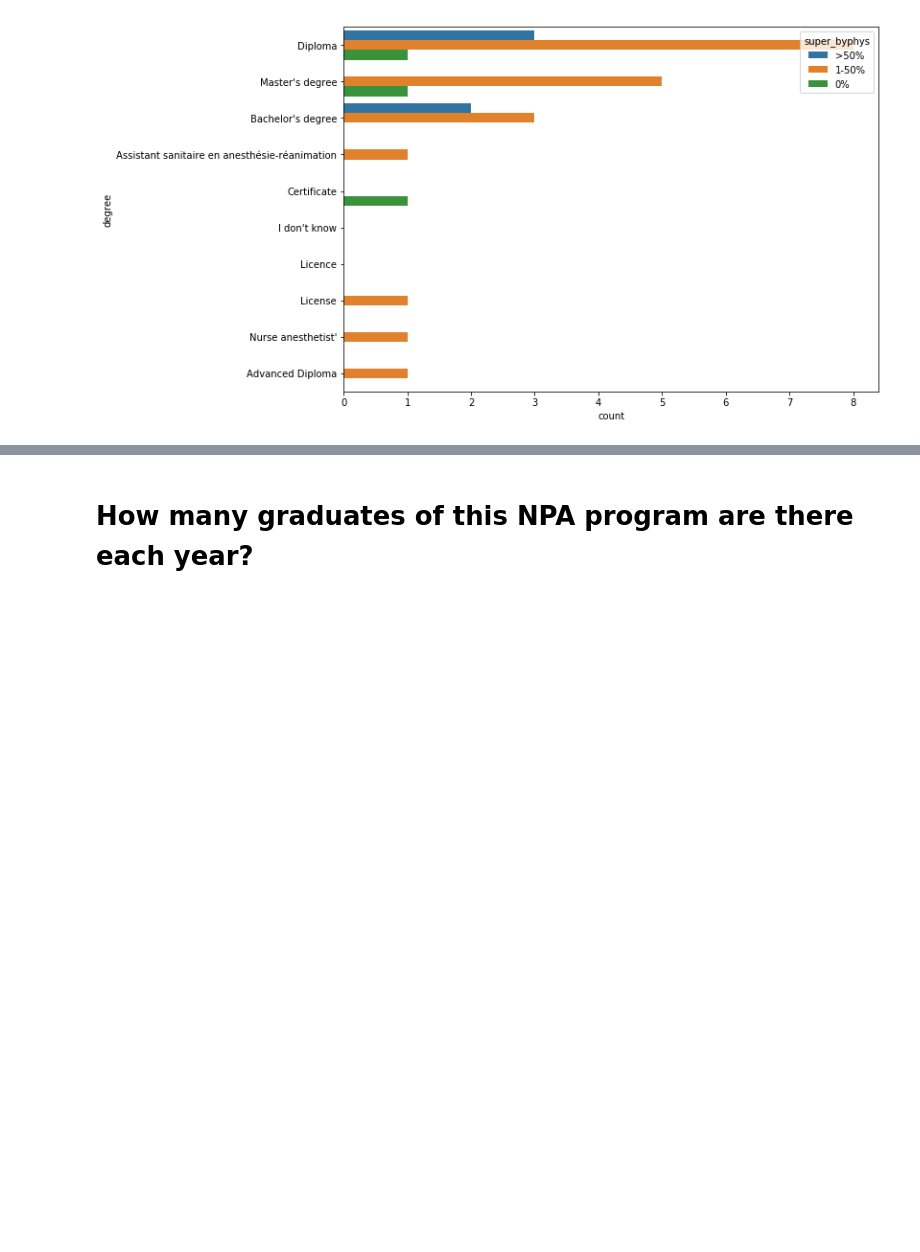
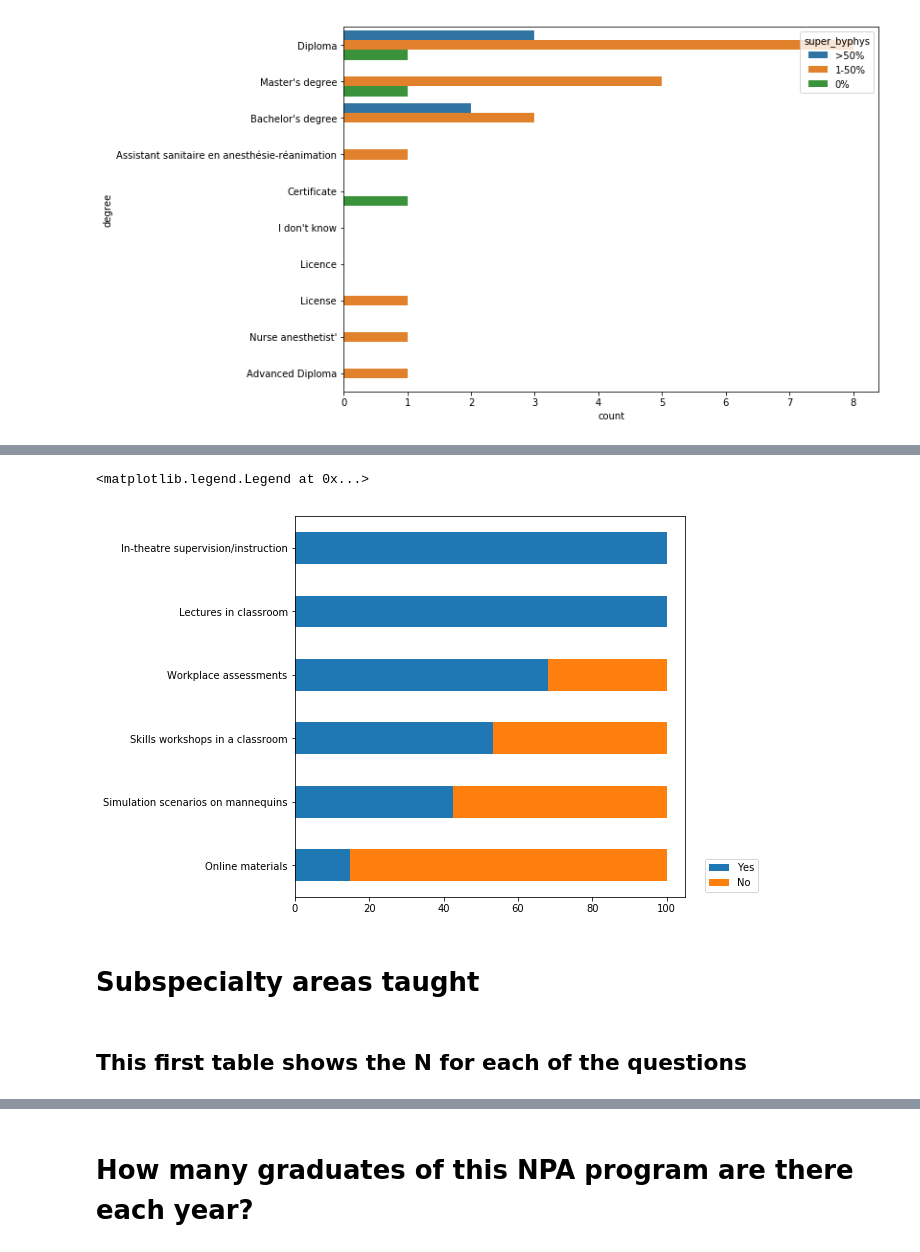
Before and after one commit to lawtj/npa, a Jupyter notebook: npa data.ipynb, the cells around one changed output, grey strips where cells are left out. Cells and saved outputs as stored; diff of their text form; code cells hidden in the pictures; blank space fills up the shorter version.

```diff
--- a/npa data.ipynb
+++ b/npa data.ipynb
@@ -609,0 +700,5 @@ sb.countplot(hue='super_byphys', y='degree', data=d1)
+# %%
+modalities = nps.loc[:,'Lectures in classroom':'Workplace assessments'] #get only the teaching modalities
+modalities['sum'] = modalities.sum(axis=1) # find rows with 0 the whole way through
+modalities = modalities[modalities['sum'] != 0] # drop those rows. Also drops the rows with missing the whole way through.
+modalities.count()
@@ -609,0 +714,18 @@ sb.countplot(hue='super_byphys', y='degree', data=d1)
+# %%
+modalities = modalities.replace(0,'No')
+modalities = modalities.replace(1,'Yes')
+
+#create a series of lists with the percents of each
+m6 = modalities['Lectures in classroom'].value_counts(normalize=True)
+m7 = modalities['In-theatre supervision/instruction'].value_counts(normalize=True)
+m8 = modalities['Simulation scenarios on mannequins'].value_counts(normalize=True)
+m9 = modalities['Skills workshops in a classroom'].value_counts(normalize=True)
+m10 = modalities['Online materials'].value_counts(normalize=True)
+m11 = modalities['Workplace assessments'].value_counts(normalize=True)
+
+#glue them all together
+modal = pd.concat([m6,m7,m8,m9,m10,m11], axis=1, sort=True)
+modal = modal.T # transpose the dataframe into long format
+modal = modal[['Yes','No']] #change column order
+modal = modal*100
+modal.round().sort_values('Yes', ascending=False) #print it out!
@@ -609,0 +740,10 @@ sb.countplot(hue='super_byphys', y='degree', data=d1)
+# %%
+fig, ax = plt.subplots(figsize=(7,7))
+modal.sort_values('Yes', ascending=True).plot(ax=ax, kind='barh', stacked=True).legend(loc='lower right', bbox_to_anchor=(1.2,0), ncol=1)
+# %% [output]
+<matplotlib.legend.Legend at 0x...>
+[figure, added]
+# %% [markdown]
+# <a name='subspec'>Subspecialty areas taught</a>
+# %% [markdown]
+## This first table shows the N for each of the questions
```
Also changed, not shown: parts of 70 cells of this notebook.
